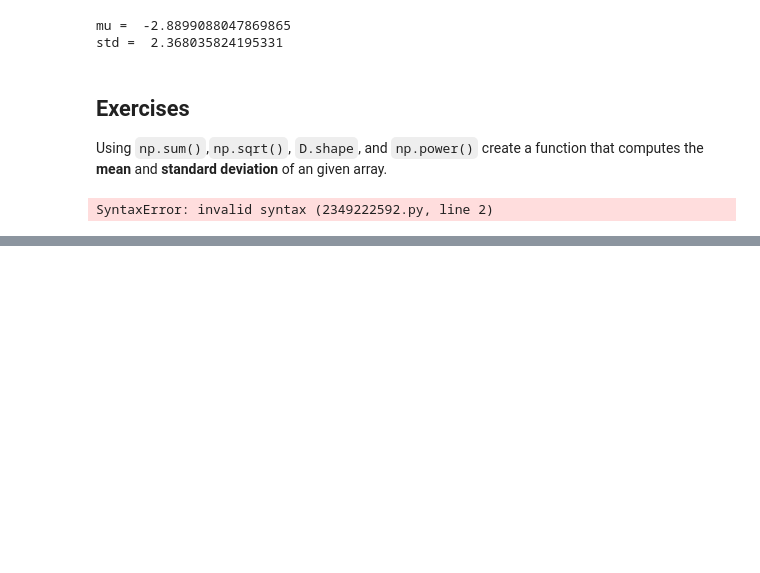
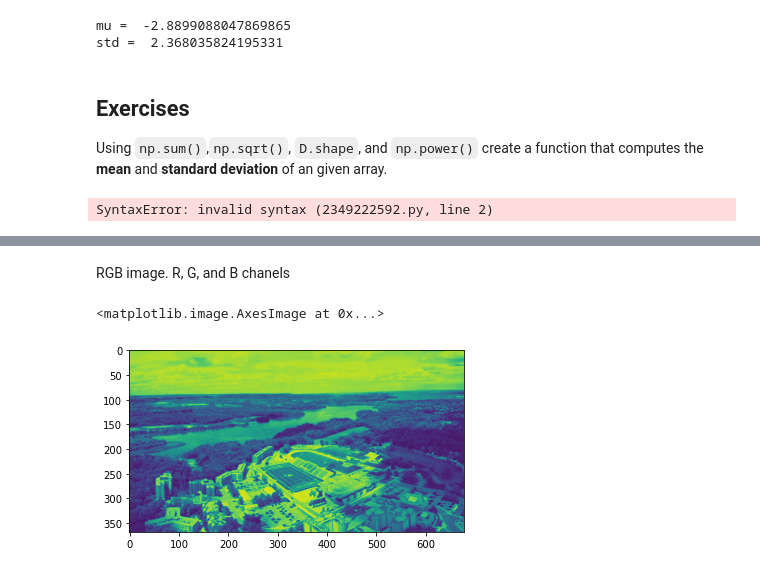
Before and after one commit to RodrigoAVargasHdz/CHEM-4PB3, a Jupyter notebook: Course_Notes/Week1/intro_numpy.ipynb, the cells around one changed output, grey strips where cells are left out. Saved outputs shown, nothing was run; the diff lists cells and outputs as text; code cells hidden in the pictures; blank space fills up the shorter version.

```diff
--- a/Course_Notes/Week1/intro_numpy.ipynb
+++ b/Course_Notes/Week1/intro_numpy.ipynb
@@ -102,0 +146,7 @@ SyntaxError: invalid syntax (2349222592.py, line 2)
+# %% [markdown]
+RGB image. R, G, and B chanels
+# %%
+plt.imshow(img_np[:,:,0])
+# %% [output]
+<matplotlib.image.AxesImage at 0x...>
+[figure, added]
```
Also changed, not shown: parts of 7 cells of this notebook.
